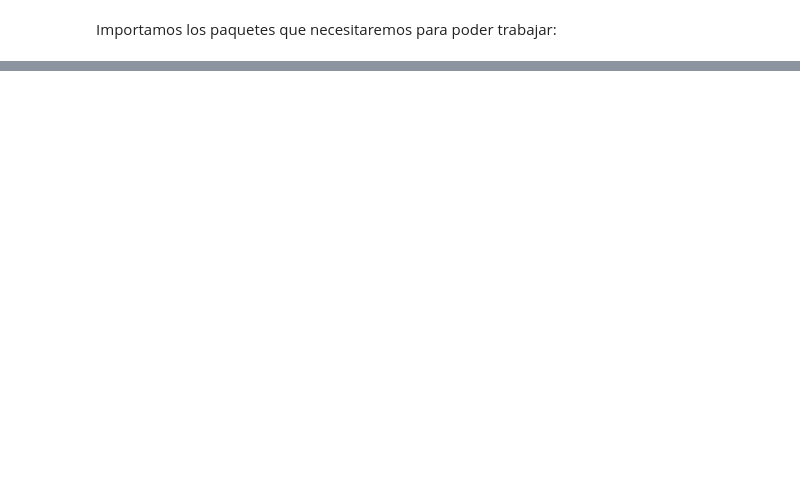
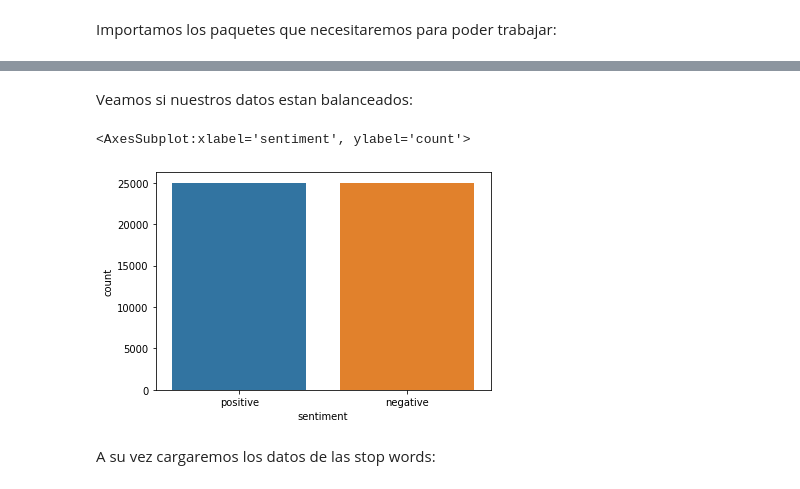
Before and after one commit to rodriguezg-alvaro/IMBD_Review_Analysis, a Jupyter notebook: Codigo.ipynb, the cells around one changed output, grey strips where cells are left out. Drawn from its saved outputs; the diff is of its cells as text; code cells hidden in the pictures; blank space fills up the shorter version.

Commit message:
Preprocesado de datos

```diff
--- a/Codigo.ipynb
+++ b/Codigo.ipynb
@@ -24,0 +36,9 @@ a
+# %% [markdown]
+Veamos si nuestros datos estan balanceados:
+# %%
+sns.countplot(x = "sentiment", data = reviews)
+# %% [output]
+<AxesSubplot:xlabel='sentiment', ylabel='count'>
+[figure, added]
+# %% [markdown]
+A su vez cargaremos los datos de las stop words:
```
Also changed, not shown: parts of 21 cells of this notebook.
